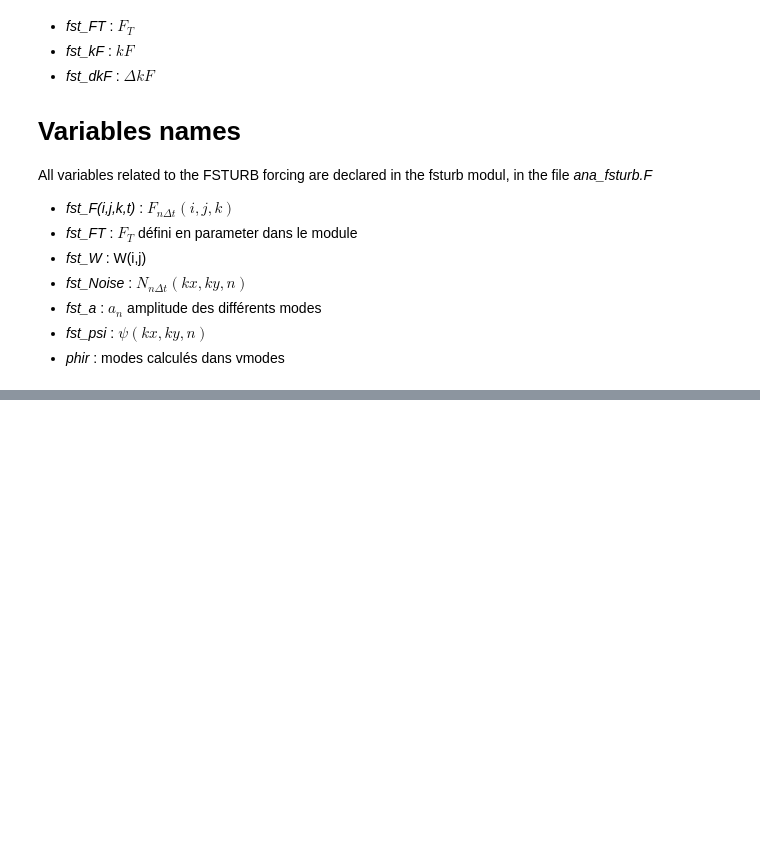
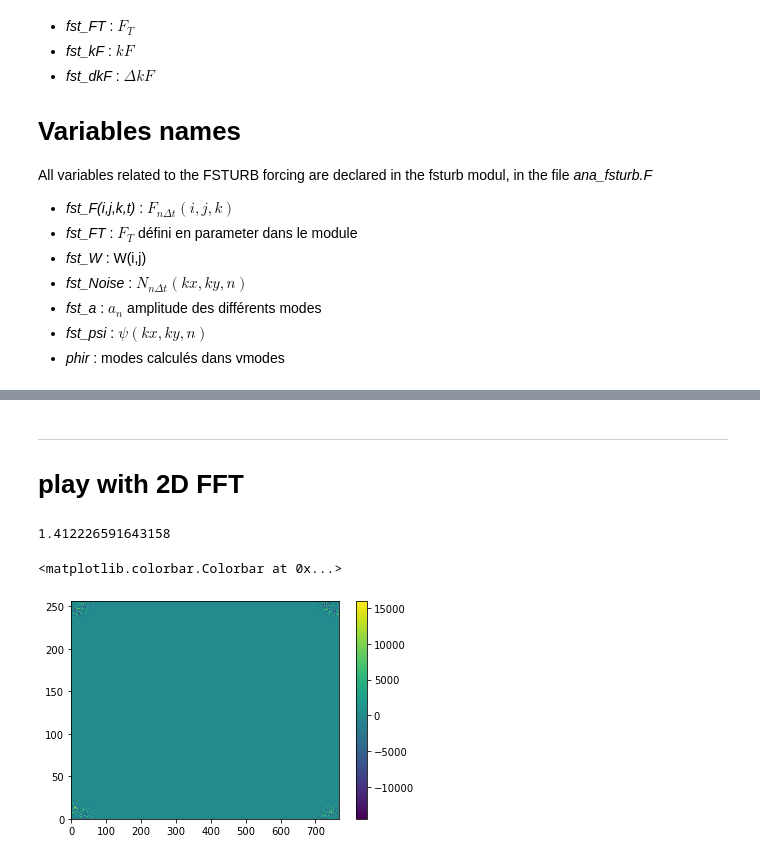
Before and after one commit to slgentil/croco, a Jupyter notebook: configs/itbalt/readme.ipynb, the cells around one changed output, grey strips where cells are left out. Cells and saved outputs as stored; diff of their text form; code cells hidden in the pictures; blank space fills up the shorter version.

```diff
--- a/configs/itbalt/readme.ipynb
+++ b/configs/itbalt/readme.ipynb
@@ -185,0 +232,4 @@ such as selection alon non-dim coordinates [issue](https://github.com/pydata/xar
+# %% [markdown]
+---
+
+# play with 2D FFT
@@ -185,0 +241,29 @@ such as selection alon non-dim coordinates [issue](https://github.com/pydata/xar
+# %%
+Nx = 256
+Ny = Nx*3
+
+kx, ky = (np.fft.fftfreq(n) for n in [Nx, Ny])
+kx2 = kx[:,None]+0*ky[None,:]
+ky2 = 0*kx[:,None]+ky[None,:]
+kk = np.sqrt(kx2**2+ky2**2)
+
+kF = 1/20
+dkF = kF/2
+
+psi = (np.exp(-(kk-kF)**2/dkF**2)).astype(np.complex)
+psi = psi/np.sqrt(np.sum(abs(psi[:])**2))*Nx*Ny # normalize
+#rand = np.random.randn(Ny, Ny)
+rand = np.random.uniform(low=-1., high=1., size=(Ny, Ny))
+r = np.random.randn(Nx, Ny).astype(np.complex) \
+        + 1j*np.random.randn(Nx, Ny).astype(np.complex)
+print(np.std(r[:]))
+# note r does not respect hermitian symmetry
+psi *= r
+# %% [output]
+1.412226591643158
+# %%
+plt.pcolor(np.real(psi))
+plt.colorbar()
+# %% [output]
+<matplotlib.colorbar.Colorbar at 0x...>
+[figure, added]
```
Also changed, not shown: parts of 6 cells of this notebook.
